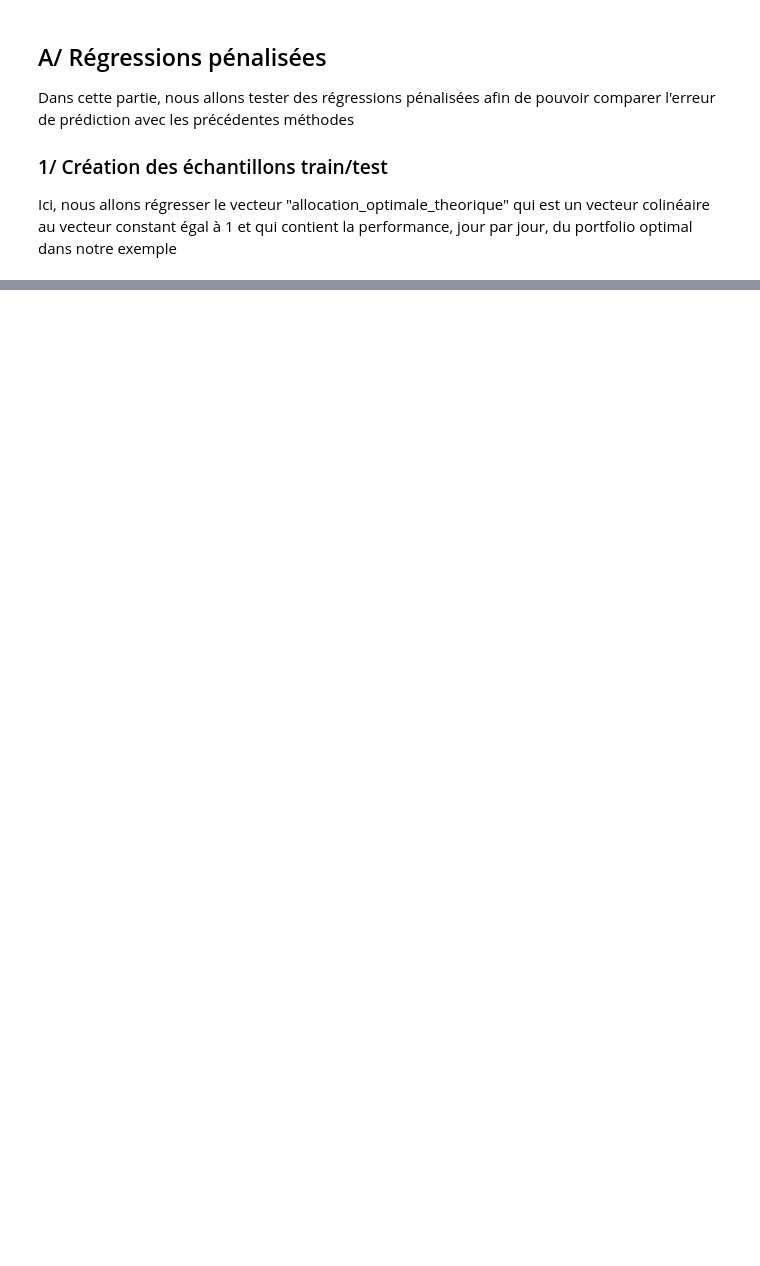
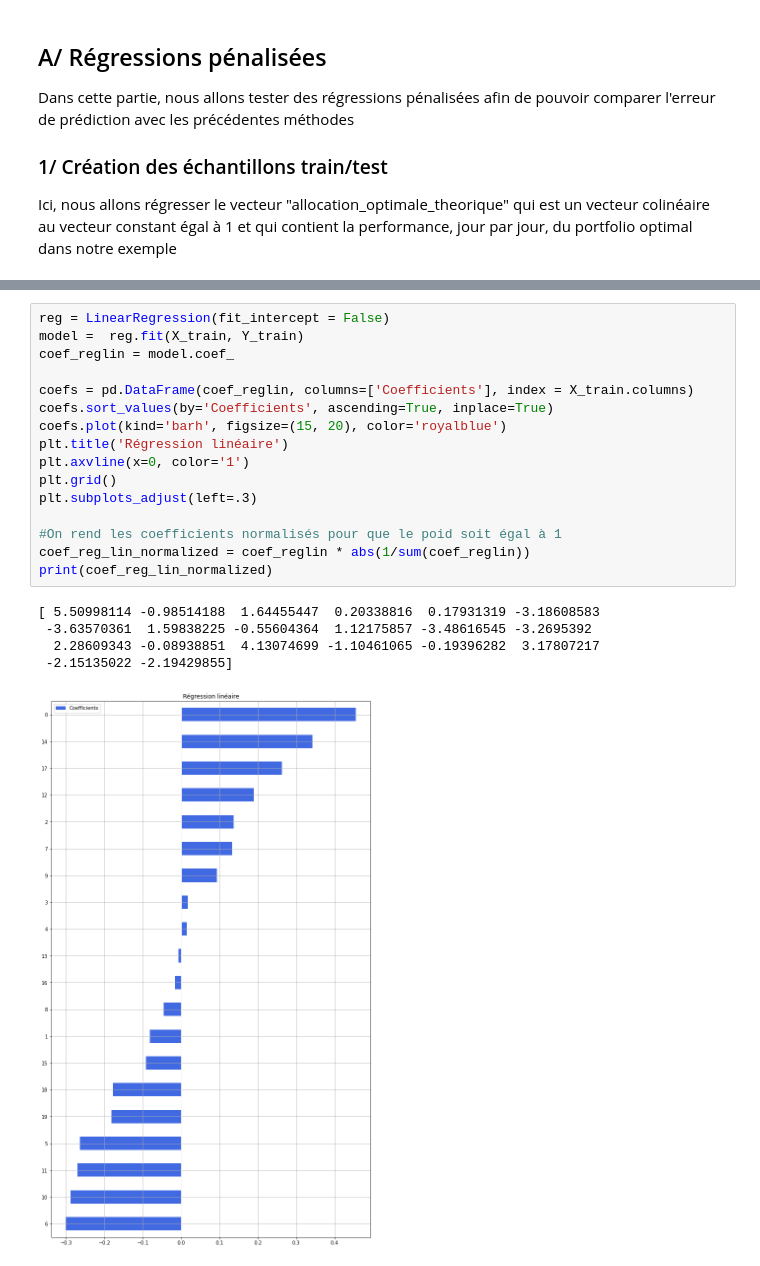
Before and after one commit to PyTomSss/StatApp_M1_ENSAE, a Jupyter notebook: Brouillon_Tom/Notebook_brouillon_Tom.ipynb, the cells around one changed output, grey strips where cells are left out. Saved outputs shown, nothing was run; the diff lists cells and outputs as text; blank space fills up the shorter version.

```diff
--- a/Brouillon_Tom/Notebook_brouillon_Tom.ipynb
+++ b/Brouillon_Tom/Notebook_brouillon_Tom.ipynb
@@ -158,0 +175,22 @@ X_train
+# %%
+reg = LinearRegression(fit_intercept = False)
+model =  reg.fit(X_train, Y_train)
+coef_reglin = model.coef_
+
+coefs = pd.DataFrame(coef_reglin, columns=['Coefficients'], index = X_train.columns)
+coefs.sort_values(by='Coefficients', ascending=True, inplace=True)
+coefs.plot(kind='barh', figsize=(15, 20), color='royalblue')
+plt.title('Régression linéaire')
+plt.axvline(x=0, color='1')
+plt.grid()
+plt.subplots_adjust(left=.3)
+
+#On rend les coefficients normalisés pour que le poid soit égal à 1
+coef_reg_lin_normalized = coef_reglin * abs(1/sum(coef_reglin))
+print(coef_reg_lin_normalized)
+# %% [output]
+[ 5.50998114 -0.98514188  1.64455447  0.20338816  0.17931319 -3.18608583
+ -3.63570361  1.59838225 -0.55604364  1.12175857 -3.48616545 -3.2695392
+  2.28609343 -0.08938851  4.13074699 -1.10461065 -0.19396282  3.17807217
+ -2.15135022 -2.19429855]
+[figure, added]
```
Also changed, not shown: parts of 18 cells of this notebook, 1 other file.
